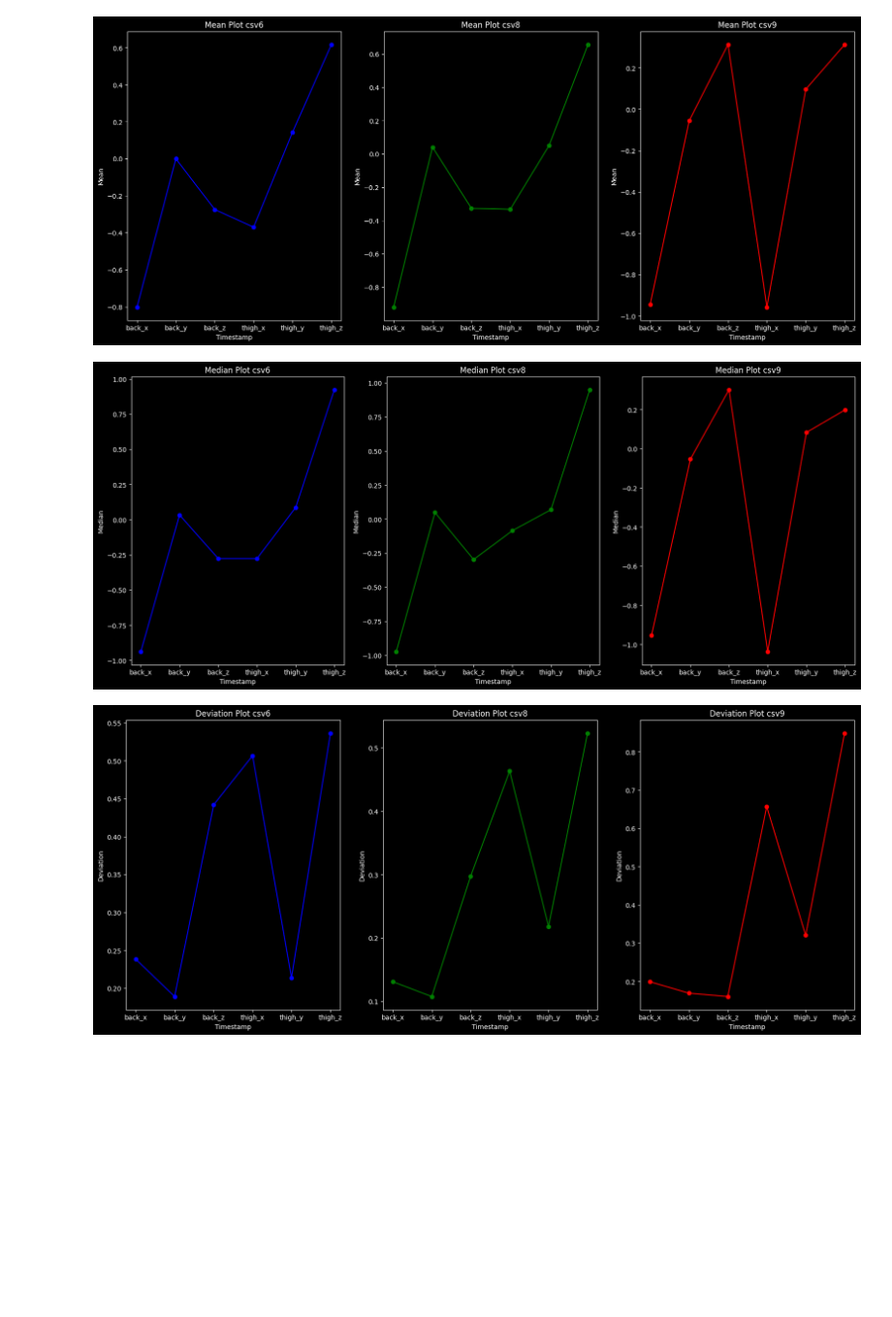
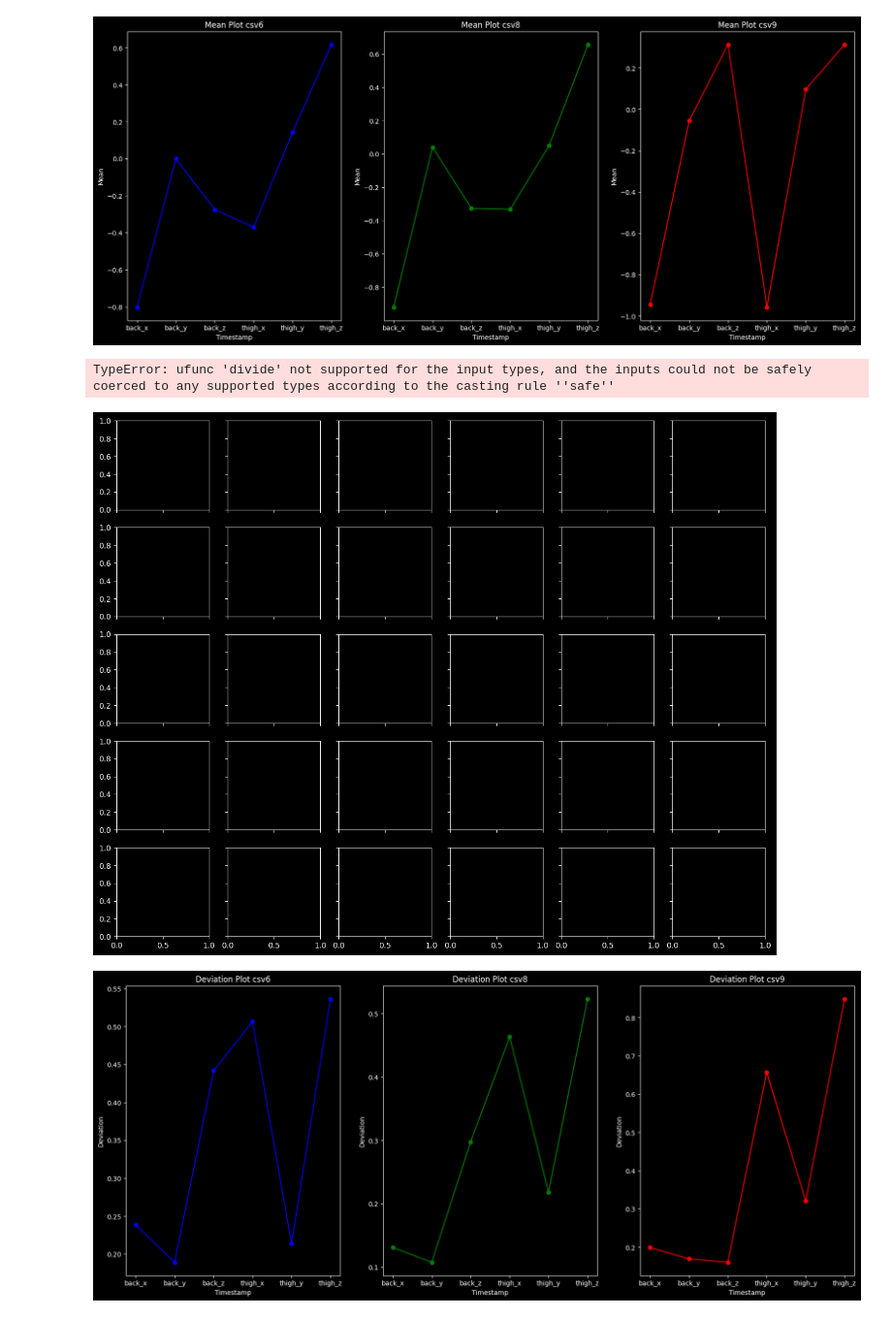
Before and after one commit to el-maestro78/Data-Mining-and-Machine-Learning, a Jupyter notebook: sln.ipynb, the cells around one changed output. Shown at 97% size. Cells and saved outputs as stored; diff of their text form; code cells hidden in the pictures; blank space fills up the shorter version.

Commit message:
added the median, mean ... for all csv

```diff
--- a/sln.ipynb
+++ b/sln.ipynb
@@ -127,9 +127,65 @@ for dataset in datasets:
 plt.show()
 # %% [output]
 [figure]
+# %%
+csvs = os.listdir(CSV_PATH)
+
+
+fig, axs = plt.subplots(5, 6, figsize=(15, 12), sharex=True, sharey='row')
+axs = axs.flatten()
+
+types = ['Median', 'Mean', 'Deviation', 'Min', 'Max']
+count = 1 # Up to 6
+x_s = [] # Contains 22 sublists (# of csvs) with back_x and thigh_x
+z_s = []
+y_s = []
+lists = [x_s,y_s,z_s]
+lists_Names = ['Back & thigh x', 'Back & thigh y', 'Back & thigh z']
+
+for i, file in enumerate(csvs):
+    df = pd.read_csv(CSV_PATH + f"/{file}")
+    column_names = df.columns.tolist()
+    column_names.pop(0)
+    column_names.pop()
+    # ['back_x', 'back_y', 'back_z', 'thigh_x', 'thigh_y', 'thigh_z']
+
+    for j in column_names:
+        median = np.median(df[j], axis=0)
+        mean = np.mean(df[j], axis=0)
+        std = np.std(df[j], axis=0)
+        minimum = np.min(df[j], axis=0)
+        maximum = np.max(df[j], axis=0)
+        if j == 0 or j == 3:
+            # list 0-4 back_x & 5-9 thigh_x
+            x_s.append([median, mean, std, minimum, maximum])
+        if j == 1 or j == 4:
+            y_s.append([median, mean, std, minimum, maximum])
+        if j == 2 or j == 5:
+            z_s.append([median, mean, std, minimum, maximum])
+
+
+
+ls_cnt = 0 # To use x_s, y_s, z_s
+for ls in lists:
+    type_cnt = 0 # median, mean, std, minimum, maximum
+    for index, sublist in enumerate(ls): # for example x_s
+        plot_list = [i for i in ls[i][type_cnt]]
+
+        plt.subplot(1, 6, count)
+        for j in range(2):
+            axs[index*2+j].hist(plot_list[:, j], bins=10, density=True, color='blue', alpha=0.5, edgecolor='black')
+            axs[index*2+j].set_title(f'File: {csvs[index]}, Histogram: {j+1}')
+        #plt.hist(plot_list, bins=22, density=True, histtype='bar',
+        #         color='blue', alpha=0.5, edgecolor='black',
+        #         label=f'{csvs[index]}\'s {lists_Names[ls_cnt]} {types[type_cnt]}')
+    ls_cnt+=1
+
+## Problem woth median, pending
+plt.show()
+# %% [output]
+TypeError: ufunc 'divide' not supported for the input types, and the inputs could not be safely coerced to any supported types according to the casting rule ''safe''
+[figure, added]
 # %%
-import numpy as np
-
 plt.figure(figsize=(20, 8))
 
 titles = ['csv6','csv8','csv9']
@@ -157,6 +213,4 @@ for dataset in datasets:
 
 
 plt.show()
-# %% [output]
-[figure, removed]
 # %%
```
Also changed, not shown: parts of 3 cells of this notebook.
